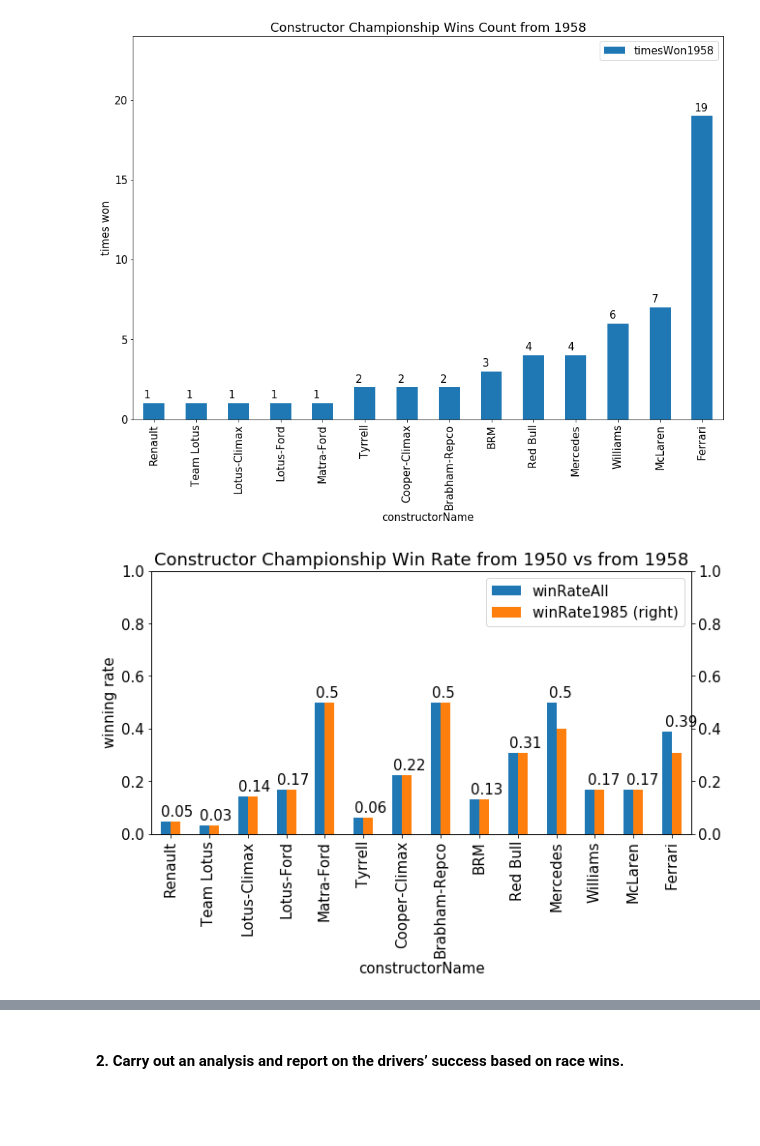
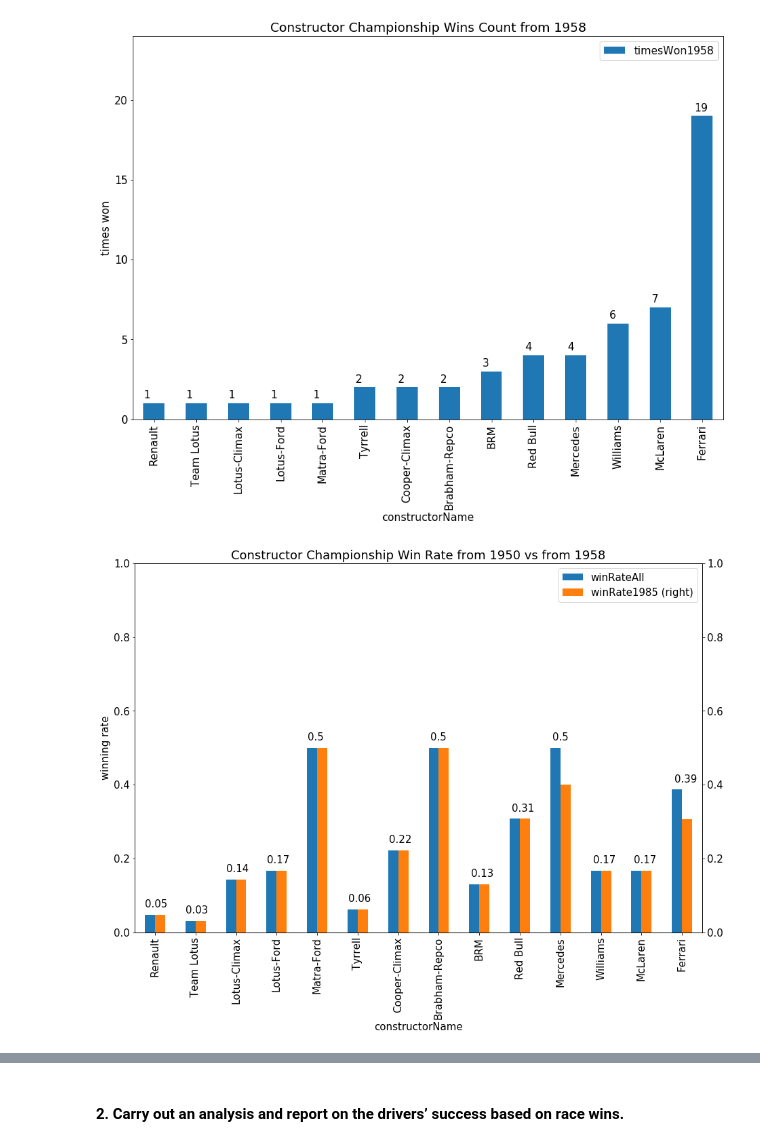
Before and after one commit to yuminghuang23/f1-Data-Analysis, a Jupyter notebook: scripts/Tasks Analysis.ipynb, the cells around one changed output, grey strips where cells are left out. Drawn from its saved outputs; the diff is of its cells as text; code cells hidden in the pictures; blank space fills up the shorter version.

```diff
--- a/scripts/Tasks Analysis.ipynb
+++ b/scripts/Tasks Analysis.ipynb
@@ -217,8 +217,8 @@ It is not possible to go through each row and check whether the data are accurat
 Let's also include the total no.of seasons each constructor has appeared, to get a success rate
 # %%
 # use the already merged results and race table from before
-# count season appearances
-season_appearance = results_races.groupby(['constructorId','year']).min().groupby('constructorId')['resultId'].count(
+# count season appearances ## use of ['resultId', 'raceId'] after 1st groupby is due to limitation of running this on Binder
+season_appearance = results_races.groupby(['constructorId','year'])['resultId', 'raceId'].min().groupby('constructorId')['resultId'].count(
     ).reset_index(name='appearances')
 # sanity check
 season_appearance[season_appearance['constructorId'] == 6]
@@ -284,21 +284,21 @@ fig.savefig(graph_path+"Constructor Championship Wins Count from 1958.png", dpi=
 # %%
 # plot the win rate as comparison
 constructor_win_merged.rename(columns={'timesWon_x':'timesWonAll', 'timesWon_y':'timesWon1958', 'winRate_x': 'winRateAll',
                                        'winRate_y': 'winRate1985', 'name_x':'constructorName'}, inplace=True)
 ax = constructor_win_merged.plot(x='constructorName', y=['winRateAll', 'winRate1985'], secondary_y=['winRate1985'],
                                  kind='bar', title='Constructor Championship Win Rate from 1950 vs from 1958', ylim=(0,1),
-                                 figsize=(10,5))
+                                 figsize=(15,10))
 ax.set_ylabel('winning rate')
 ax.right_ax.set_ylim(0,1)
 
 # add lables above bar
 for p in ax.patches:
     ax.annotate(str(round(p.get_height(),2)), (p.get_x() * 1.005, p.get_height() + 0.02))
 
 fig = ax.get_figure()
 fig.savefig(graph_path+"Constructor Championship Win Rate from 1950 vs from 1958.png", dpi=300, bbox_inches = "tight")
 # %% [output]
-[figure, old version]
+[figure, new version]
 # %%
 # plot the win rate for 1958 and above only
 constructor_win_merged.rename(columns={'timesWon_x':'timesWonAll', 'timesWon_y':'timesWon1958', 'winRate_x': 'winRateAll',
```
Also changed, not shown: parts of 24 cells of this notebook.
